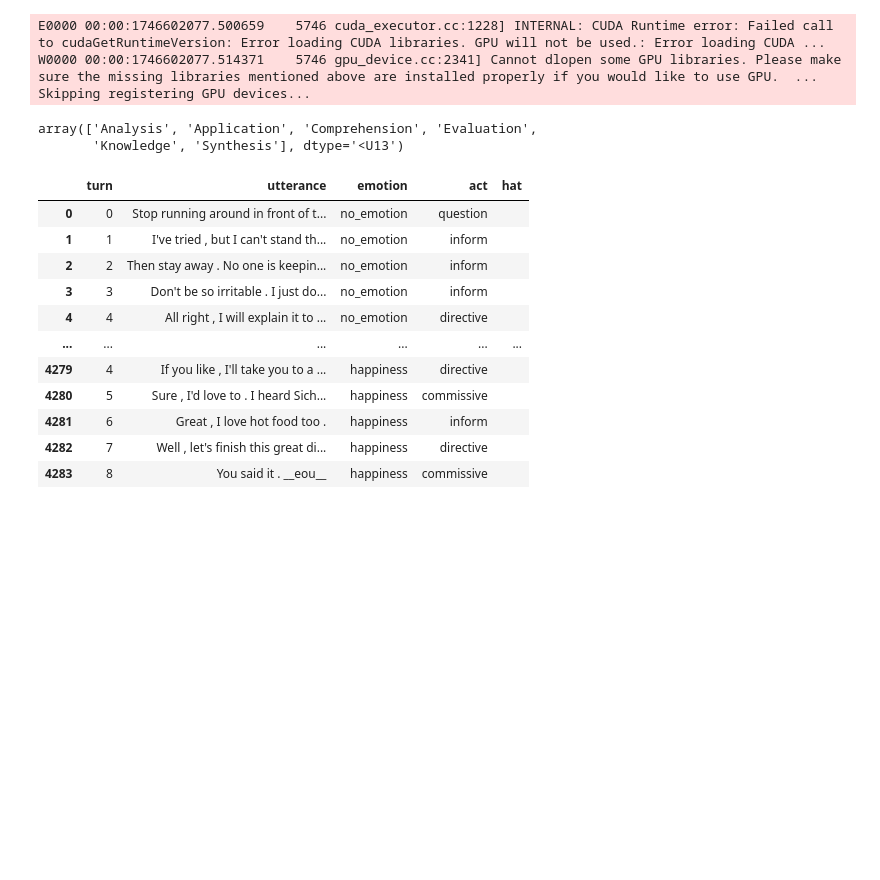
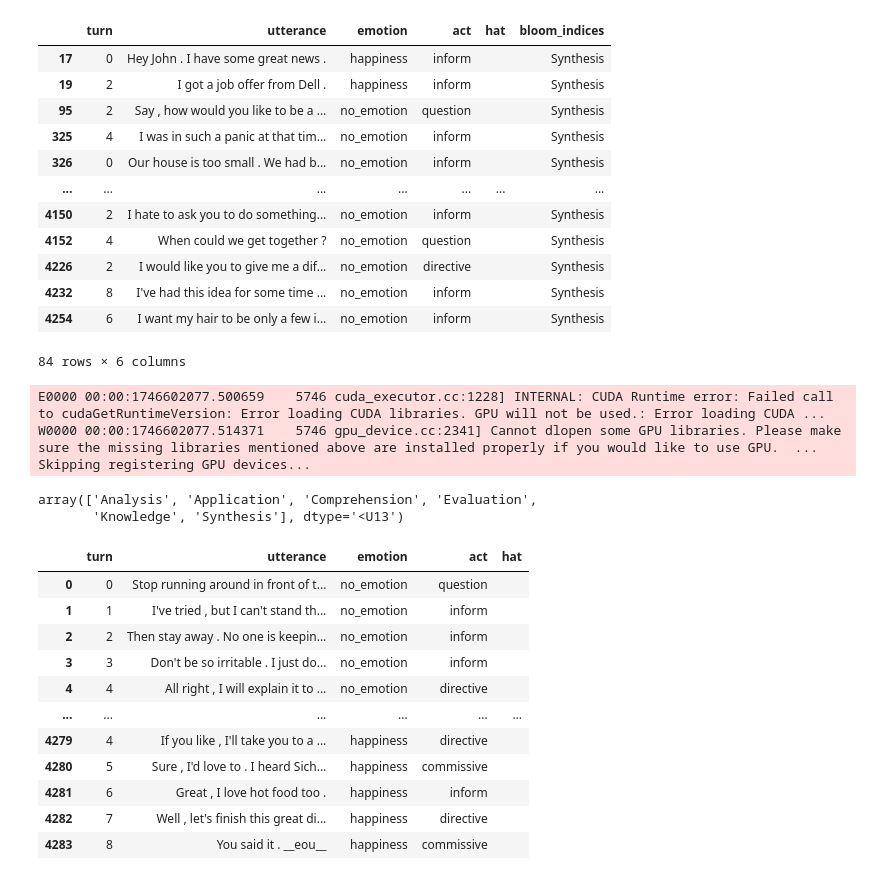
Before and after one commit to EmilianoMarrale/HLT, a Jupyter notebook: Green Hat/GREEN_prediction.ipynb, the cells around one changed output. Cells and saved outputs as stored; diff of their text form; code cells hidden in the pictures; blank space fills up the shorter version.

```diff
--- a/Green Hat/GREEN_prediction.ipynb
+++ b/Green Hat/GREEN_prediction.ipynb
@@ -12,0 +25,9 @@ from keras import metrics
+# %%
+bloom_df = pd.DataFrame()
+with open('/home/emiliano/Desktop/Università/Human Language Technologies/Project/HLT Project/Green Hat/utterances_with_bloom.json', 'r') as f:
+    line = f.readlines()
+    for l in line:
+        obj = json.loads(l)
+        bloom_df = pd.concat([bloom_df, pd.DataFrame([obj])], ignore_index=True)
+
+bloom_df
@@ -13,3 +48,19 @@ from keras import metrics
+# %%
+bloom_df[bloom_df['bloom_indices'] == 'Synthesis']
+# %% [output]
+|  | turn | utterance | emotion | act | hat | bloom_indices |
+| 17 | 0 | Hey John . I have some great news . | happiness | inform |  | Synthesis |
+| 19 | 2 | I got a job offer from Dell . | happiness | inform |  | Synthesis |
+| 95 | 2 | Say , how would you like to be a ... | no_emotion | question |  | Synthesis |
+| 325 | 4 | I was in such a panic at that tim... | no_emotion | inform |  | Synthesis |
+| 326 | 0 | Our house is too small . We had b... | no_emotion | inform |  | Synthesis |
+| ... | ... | ... | ... | ... | ... | ... |
+| 4150 | 2 | I hate to ask you to do something... | no_emotion | inform |  | Synthesis |
+| 4152 | 4 | When could we get together ? | no_emotion | question |  | Synthesis |
+| 4226 | 2 | I would like you to give me a dif... | no_emotion | directive |  | Synthesis |
+| 4232 | 8 | I've had this idea for some time ... | no_emotion | inform |  | Synthesis |
+| 4254 | 6 | I want my hair to be only a few i... | no_emotion | inform |  | Synthesis |
+84 rows × 6 columns
 # %%
 preprocessor = keras_nlp.models.RobertaPreprocessor.from_preset("roberta_base_en")
 backbone = keras_nlp.models.RobertaBackbone.from_preset("roberta_base_en")
```
Also changed, not shown: parts of 2 cells of this notebook, 12 other files.
